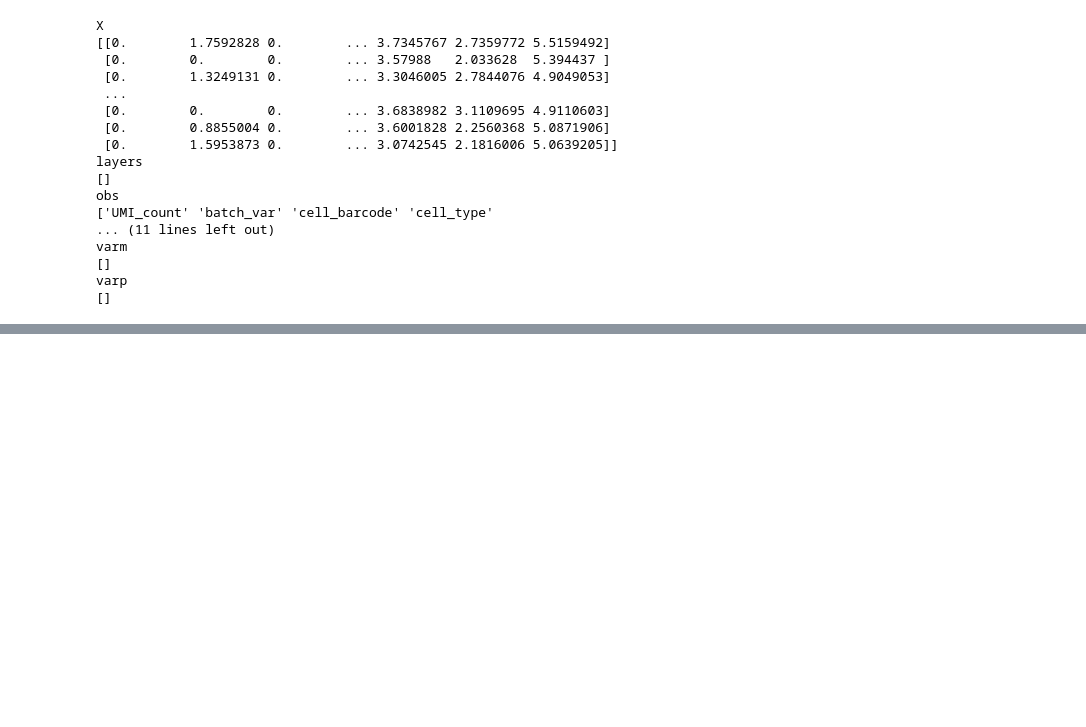
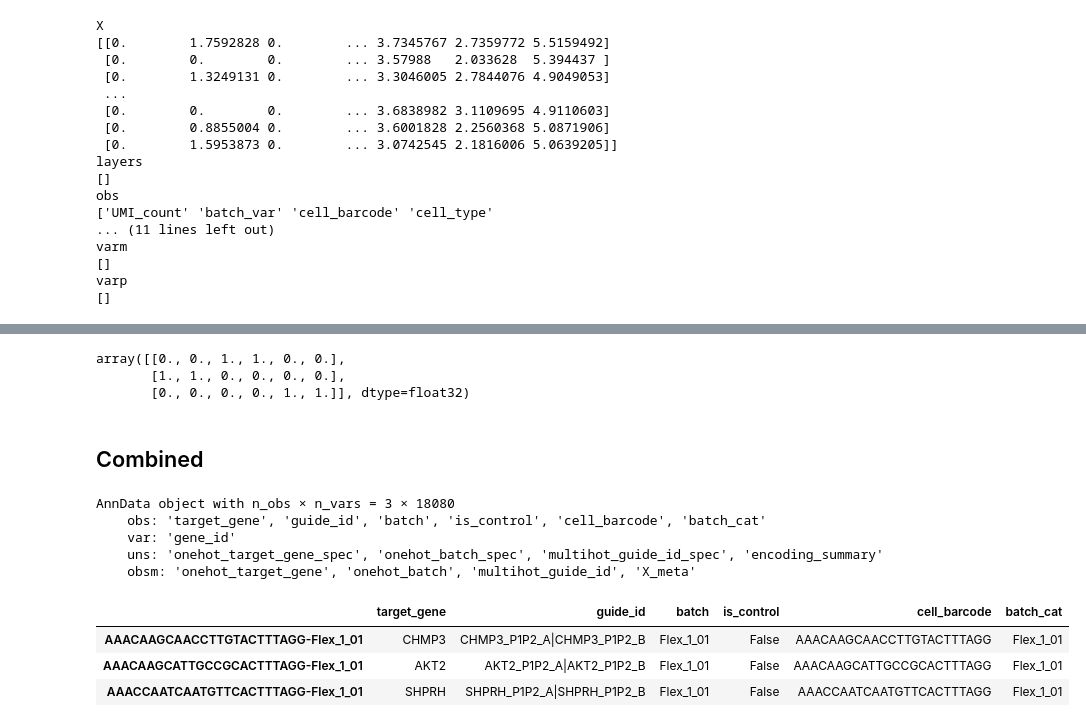
Before and after one commit to HardworkingPearl/VCC-state, a Jupyter notebook: Experiments/evo2embedding.ipynb, the cells around one changed output, grey strips where cells are left out. Saved outputs shown, nothing was run; the diff lists cells and outputs as text; code cells hidden in the pictures; blank space fills up the shorter version.

Commit message:
meta data embedding using one-hot and bert

```diff
--- a/Experiments/evo2embedding.ipynb
+++ b/Experiments/evo2embedding.ipynb
@@ -95,0 +190,3 @@ adata
+# %%
+guide_to_col = pd.Series(index=unique_guides, data=np.arange(len(unique_guides)))
+guide_to_col
@@ -95,0 +202,48 @@ adata
+# %%
+row_idx, col_idx, data_vals = [], [], []
+for i, lst in enumerate(guides_series):
+    for g in lst:
+        j = guide_to_col.get(g)
+        if pd.notna(j):
+            row_idx.append(i)
+            col_idx.append(int(j))
+            data_vals.append(1.0)
+guide_multihot = sp.csr_matrix(
+    (np.array(data_vals, dtype=np.float32), (np.array(row_idx), np.array(col_idx))),
+    shape=(n_cells, len(unique_guides)),
+    dtype=np.float32,
+)
+# %%
+guide_multihot.toarray()
+# %% [output]
+array([[0., 0., 1., 1., 0., 0.],
+       [1., 1., 0., 0., 0., 0.],
+       [0., 0., 0., 0., 1., 1.]], dtype=float32)
+# %%
+adata.obsm["multihot_guide_id"] = guide_multihot
+adata.uns["multihot_guide_id_spec"] = {"columns": unique_guides.tolist(), "separator": "|"}
+# %% [markdown]
+## Combined
+# %%
+adata.obsm["X_meta"] = sp.hstack([gene_onehot, batch_onehot, guide_multihot], format="csr")
+adata.uns["encoding_summary"] = {
+    "onehot_target_gene_cols": "adata.var_names (length = %d)" % n_genes,
+    "onehot_batch_cols": batch_categories,
+    "multihot_guide_id_cols": unique_guides.tolist(),
+    "control_flag": "obs['is_control']",
+}
+# %%
+adata
+# %% [output]
+AnnData object with n_obs × n_vars = 3 × 18080
+    obs: 'target_gene', 'guide_id', 'batch', 'is_control', 'cell_barcode', 'batch_cat'
+    var: 'gene_id'
+    uns: 'onehot_target_gene_spec', 'onehot_batch_spec', 'multihot_guide_id_spec', 'encoding_summary'
+    obsm: 'onehot_target_gene', 'onehot_batch', 'multihot_guide_id', 'X_meta'
+# %%
+adata.obs
+# %% [output]
+|  | target_gene | guide_id | batch | is_control | cell_barcode | batch_cat |
+| AAACAAGCAACCTTGTACTTTAGG-Flex_1_01 | CHMP3 | CHMP3_P1P2_A|CHMP3_P1P2_B | Flex_1_01 | False | AAACAAGCAACCTTGTACTTTAGG | Flex_1_01 |
+| AAACAAGCATTGCCGCACTTTAGG-Flex_1_01 | AKT2 | AKT2_P1P2_A|AKT2_P1P2_B | Flex_1_01 | False | AAACAAGCATTGCCGCACTTTAGG | Flex_1_01 |
+| AAACCAATCAATGTTCACTTTAGG-Flex_1_01 | SHPRH | SHPRH_P1P2_A|SHPRH_P1P2_B | Flex_1_01 | False | AAACCAATCAATGTTCACTTTAGG | Flex_1_01 |
```
Also changed, not shown: parts of 34 cells of this notebook.
